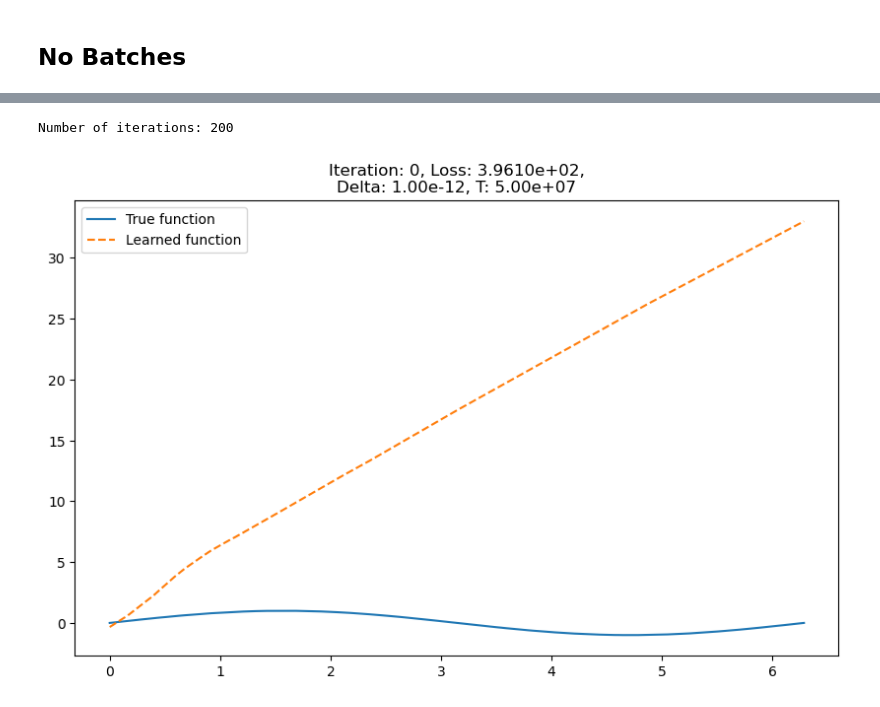
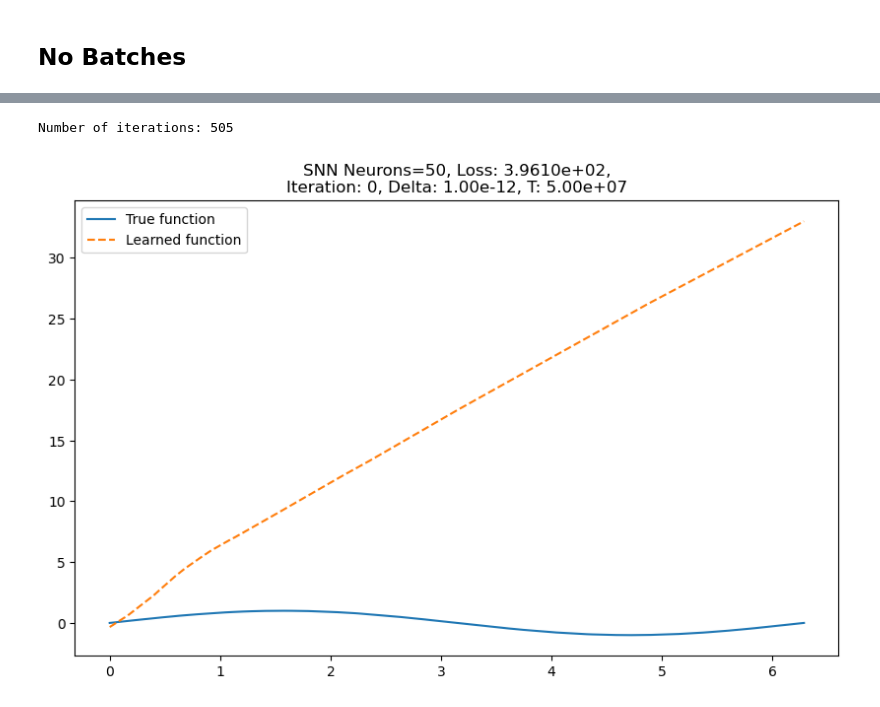
Before and after one commit to bryceshirley/hj-global-opt, a Jupyter notebook: SNN_experiments.ipynb, the cells around one changed output, grey strips where cells are left out. Drawn from its saved outputs; the diff is of its cells as text; code cells hidden in the pictures.

```diff
--- a/SNN_experiments.ipynb
+++ b/SNN_experiments.ipynb
@@ -183,7 +183,7 @@ model = ShallowNet(n_neurons)
 delta = 1e-12#5e-11          # Small delta -> Better Approximation of the Moreau Envelope Provided Large T or Close to Global Minimum
 t =   5e+7#5e7            # Large T -> Better Exploration (Moreau Envelope closer to approximate quadratic)
 int_samples = int(500)#500  # Large N -> Better Expectations for Larger T -> Better Exploration (But more expensive)
-max_iters = int(500)   # Maximum number of iterations
+max_iters = int(1000)   # Maximum number of iterations
 loss_tol = 9e-5         # Stopping criterion for the loss
 distribution="Cauchy" # Set sampling distribution
 
@@ -236,37 +236,45 @@ Final Loss          : 3.70262e-04
 fk_hist = loss_history  # Assuming loss_history has the loss at each iteration
 deltak_hist = delta_hist  # Assuming delta_hist has delta values at each iteration
 tk_hist = tk_hist  # Assuming tk_hist has t values at each iteration
 xk_hist = xk_hist  # Assuming xk_hist has the model parameters at each iteration
 
 # Create figure and axis for animation
 fig, ax = plt.subplots(figsize=(10, 6))
+
+def plot(k, xk, fk, deltak, tk, ax):
+    model.set_parameters(xk)
+    ax.clear()  # Clear previous plot to avoid overlap
+    ax.plot(x, y_tensor, label='True function')  # Assuming `x` and `y_tensor` are available
+    ax.plot(x, model(x_tensor).detach().numpy(), '--', label='Learned function')  # Assuming model and x_tensor are available
+    ax.legend()
+    ax.set_title(f"SNN Neurons={n_neurons}, Loss: {fk.item():.4e},\nIteration: {k}, Delta: {deltak:.2e}, T: {tk:.2e}")
 
 # Define the animation update function
 def update_plot(frame):
     k = frame
     xk = xk_hist[:,k]
     fk = fk_hist[k]
     deltak = deltak_hist[k]
     tk = tk_hist[k]
 
     plot(k, xk, fk, deltak, tk, ax)
 
 # Ensure the histories have the same length
 iterations = len(fk_hist)  # Assuming xk_hist is the longest list and matches the others
 print(f'Number of iterations: {iterations}')  # Make sure this is correct
 
 # Create the animation using FuncAnimation
 ani = FuncAnimation(fig, update_plot, frames=range(iterations), interval=500, repeat=False)
 
 # Save the animation as a GIF (or any format you like)
-writer = PillowWriter(fps=20)
-ani.save('optimization.gif', writer=writer)
+writer = PillowWriter(fps=50)
+ani.save(f'optimization_{n_neurons}.gif', writer=writer)
 
 # Show the plot (optional, depending on whether you want to display it interactively)
 plt.show()
 # %% [output]
-Number of iterations: 200
+Number of iterations: 505
-[figure, old version]
+[figure, new version]
 # %%
 # Visualize the loss history
 plt.figure(figsize=(8, 6))
```
Also changed, not shown: parts of 6 cells of this notebook, 5 other files.
